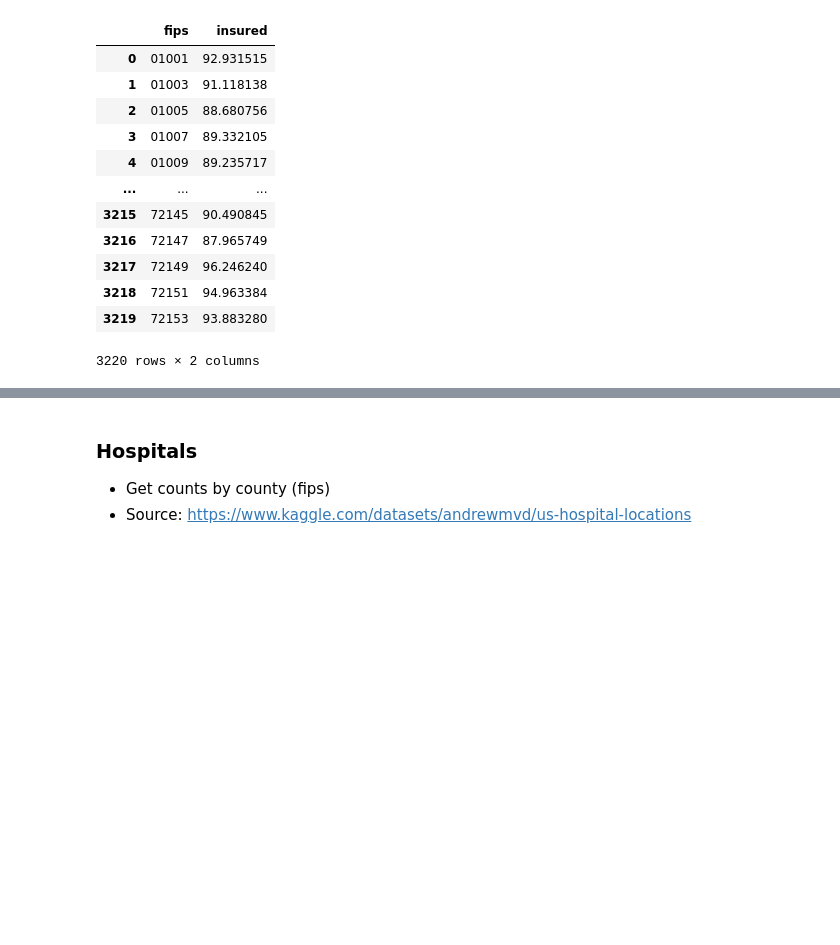
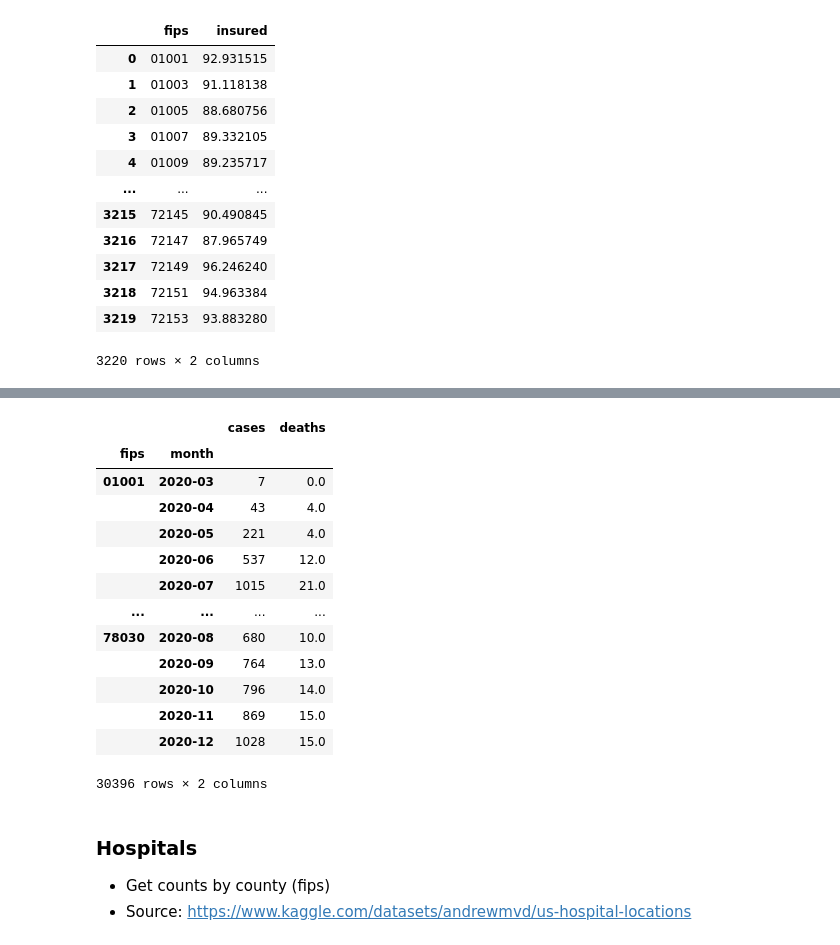
Before and after one commit to ilyankou/wuhan-geoinformatics, a Jupyter notebook: Project.ipynb, the cells around one changed output, grey strips where cells are left out. Drawn from its saved outputs; the diff is of its cells as text; code cells hidden in the pictures; blank space fills up the shorter version.

```diff
--- a/Project.ipynb
+++ b/Project.ipynb
@@ -227,3 +245,20 @@ covid20
+# %%
+covid20_#.loc['01005']
+# %% [output]
+|  |  | cases | deaths |
+| fips | month |  |  |
+| 01001 | 2020-03 | 7 | 0.0 |
+|  | 2020-04 | 43 | 4.0 |
+|  | 2020-05 | 221 | 4.0 |
+|  | 2020-06 | 537 | 12.0 |
+|  | 2020-07 | 1015 | 21.0 |
+| ... | ... | ... | ... |
+| 78030 | 2020-08 | 680 | 10.0 |
+|  | 2020-09 | 764 | 13.0 |
+|  | 2020-10 | 796 | 14.0 |
+|  | 2020-11 | 869 | 15.0 |
+|  | 2020-12 | 1028 | 15.0 |
+30396 rows × 2 columns
 # %% [markdown]
 ### Hospitals
 - Get counts by county (fips)
```
Also changed, not shown: parts of 4 cells of this notebook.
